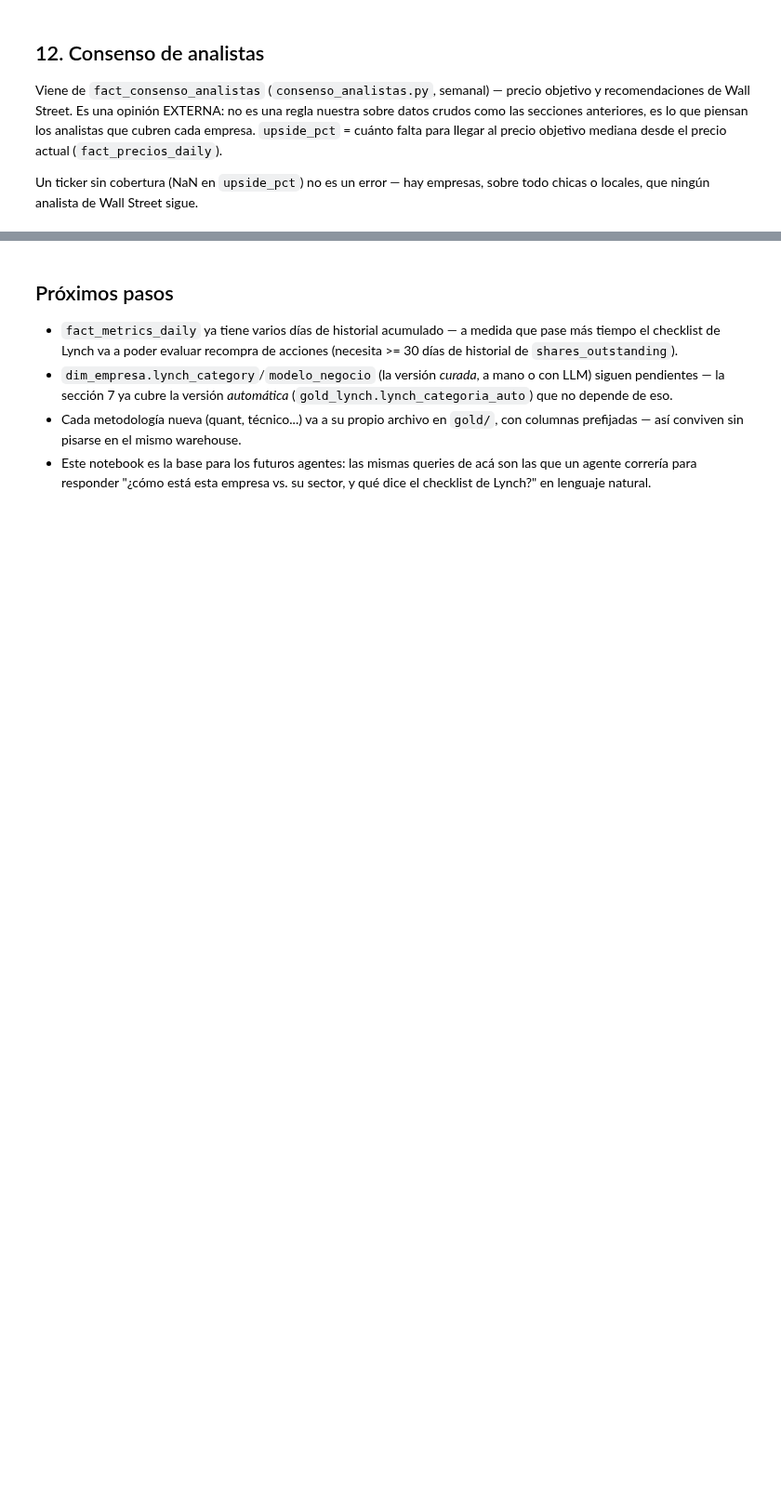
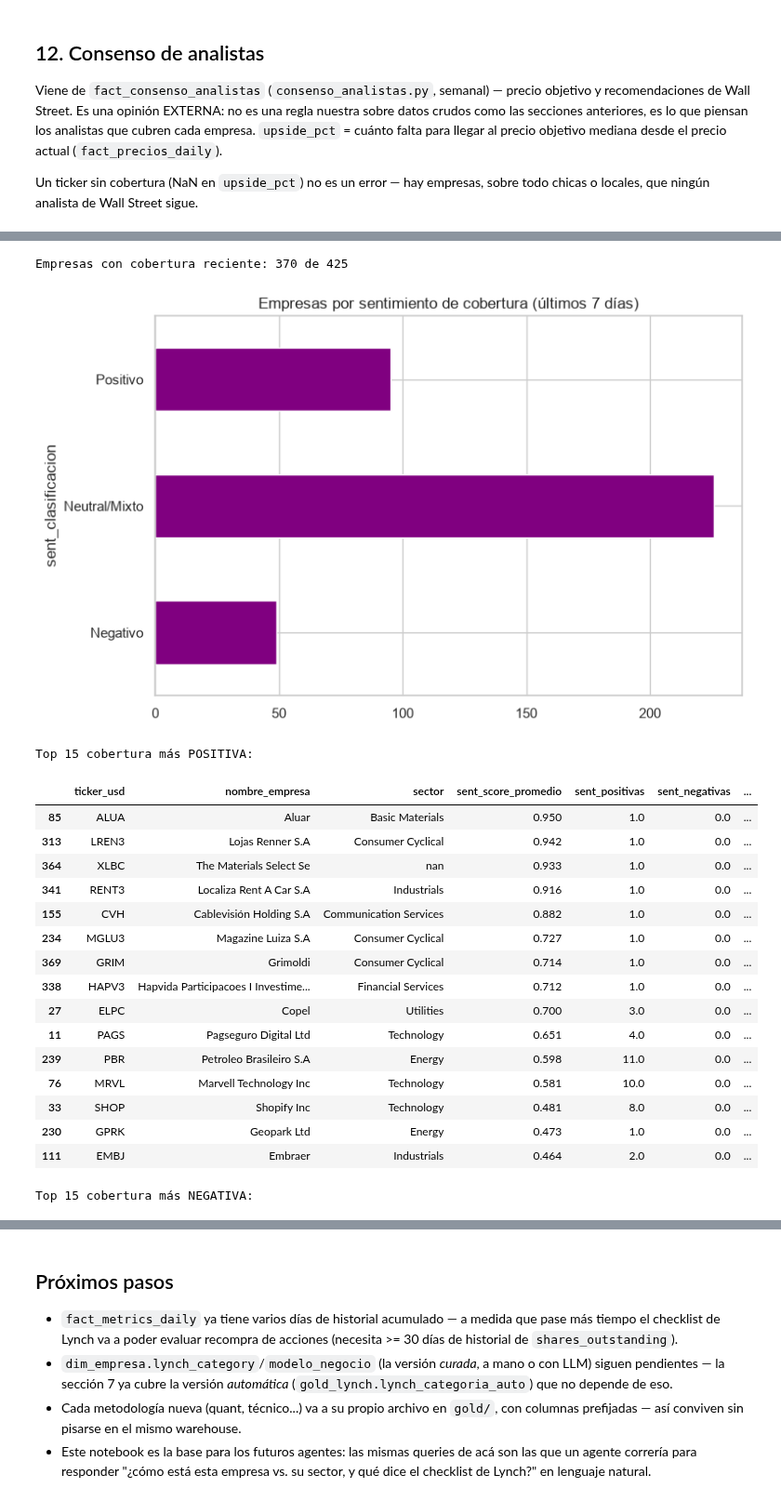
Before and after one commit to esfer98/cedears-data-pipeline, a Jupyter notebook: notebooks/eda_cedears.ipynb, the cells around one changed output, grey strips where cells are left out. Shown at 93% size. Cells and saved outputs as stored; diff of their text form; code cells hidden in the pictures; blank space fills up the shorter version.

```diff
--- a/notebooks/eda_cedears.ipynb
+++ b/notebooks/eda_cedears.ipynb
@@ -843,0 +855,48 @@ Top 15 mayor downside (el mercado ya los pasó, o los analistas no les creen):
+# %%
+sent = con.execute("""
+    SELECT s.*, d.nombre_empresa, d.sector
+    FROM gold_sentimiento s
+    JOIN dim_empresa d USING (ticker_usd)
+""").fetchdf()
+
+print(f"Empresas con cobertura reciente: {len(sent)} de {len(dim_empresa)}")
+
+fig, ax = plt.subplots(figsize=(8, 5))
+sent["sent_clasificacion"].value_counts().reindex(["Positivo", "Neutral/Mixto", "Negativo"]).plot(
+    kind="barh", ax=ax, color="purple"
+)
+ax.set_title("Empresas por sentimiento de cobertura (últimos 7 días)")
+ax.invert_yaxis()
+plt.tight_layout()
+plt.show()
+
+print("Top 15 cobertura más POSITIVA:")
+display(sent.sort_values("sent_score_promedio", ascending=False).head(15)[
+    ["ticker_usd", "nombre_empresa", "sector", "sent_score_promedio", "sent_positivas", "sent_negativas", "sent_titulares_total"]
+])
+
+print("\nTop 15 cobertura más NEGATIVA:")
+display(sent.sort_values("sent_score_promedio").head(15)[
+    ["ticker_usd", "nombre_empresa", "sector", "sent_score_promedio", "sent_positivas", "sent_negativas", "sent_titulares_total"]
+])
+# %% [output]
+Empresas con cobertura reciente: 370 de 425
+[figure, added]
+Top 15 cobertura más POSITIVA:
+|  | ticker_usd | nombre_empresa | sector | sent_score_promedio | sent_positivas | sent_negativas | ... |
+| 85 | ALUA | Aluar | Basic Materials | 0.950 | 1.0 | 0.0 | ... |
+| 313 | LREN3 | Lojas Renner S.A | Consumer Cyclical | 0.942 | 1.0 | 0.0 | ... |
+| 364 | XLBC | The Materials Select Se | nan | 0.933 | 1.0 | 0.0 | ... |
+| 341 | RENT3 | Localiza Rent A Car S.A | Industrials | 0.916 | 1.0 | 0.0 | ... |
+| 155 | CVH | Cablevisión Holding S.A | Communication Services | 0.882 | 1.0 | 0.0 | ... |
+| 234 | MGLU3 | Magazine Luiza S.A | Consumer Cyclical | 0.727 | 1.0 | 0.0 | ... |
+| 369 | GRIM | Grimoldi | Consumer Cyclical | 0.714 | 1.0 | 0.0 | ... |
+| 338 | HAPV3 | Hapvida Participacoes I Investime... | Financial Services | 0.712 | 1.0 | 0.0 | ... |
+| 27 | ELPC | Copel | Utilities | 0.700 | 3.0 | 0.0 | ... |
+| 11 | PAGS | Pagseguro Digital Ltd | Technology | 0.651 | 4.0 | 0.0 | ... |
+| 239 | PBR | Petroleo Brasileiro S.A | Energy | 0.598 | 11.0 | 0.0 | ... |
+| 76 | MRVL | Marvell Technology Inc | Technology | 0.581 | 10.0 | 0.0 | ... |
+| 33 | SHOP | Shopify Inc | Technology | 0.481 | 8.0 | 0.0 | ... |
+| 230 | GPRK | Geopark Ltd | Energy | 0.473 | 1.0 | 0.0 | ... |
+| 111 | EMBJ | Embraer | Industrials | 0.464 | 2.0 | 0.0 | ... |
+Top 15 cobertura más NEGATIVA:
```
Also changed, not shown: parts of 5 cells of this notebook, 7 other files.
